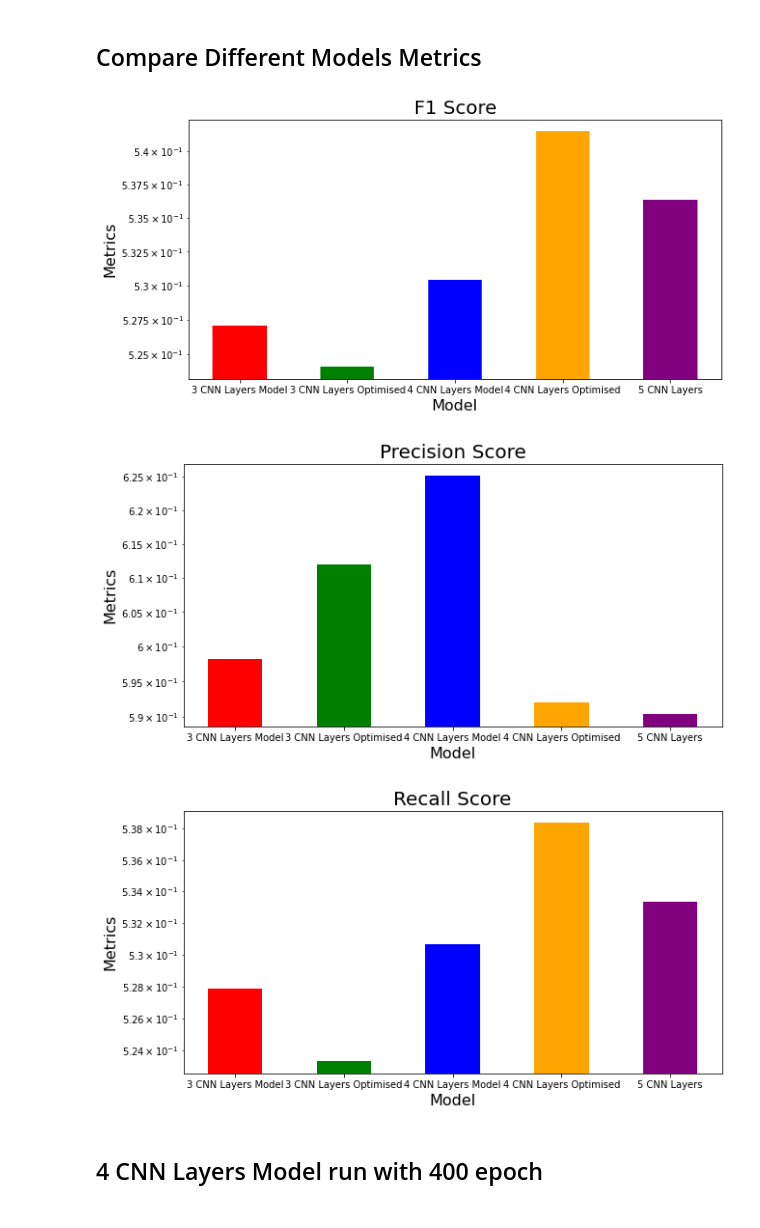
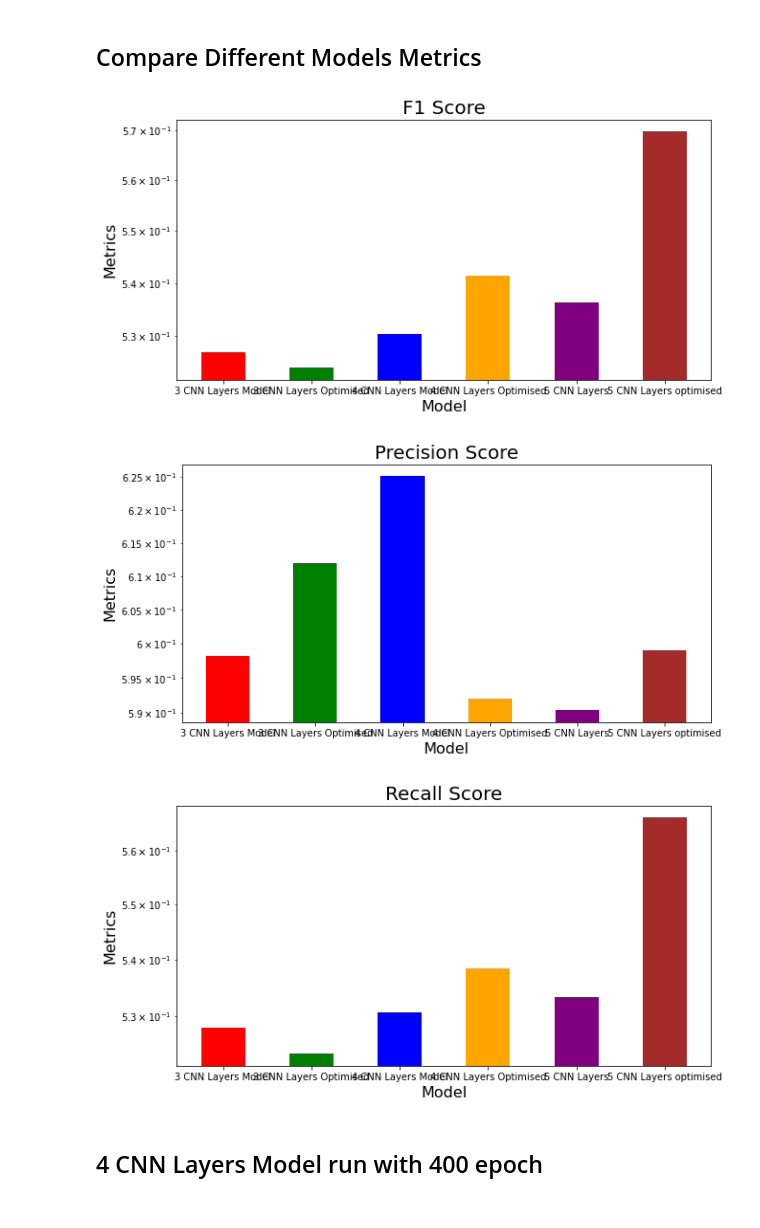
Before and after one commit to DreamyMemories/Facial-Expression-Recognition, a Jupyter notebook: main.ipynb, the cells around one changed output. Cells and saved outputs as stored; diff of their text form; code cells hidden in the pictures.

```diff
--- a/main.ipynb
+++ b/main.ipynb
@@ -809,0 +825,20 @@ NameError: name 'Sequential' is not defined
+# %%
+# Train model for 40 epoch
+epochs = 40
+
+# Load model weights
+# model_selection_tuned.load_weights('weights/model_weights_selection_tuned_40.h5')
+
+# Save model weights
+checkpoint = ModelCheckpoint('weights/model_weights_selection_tuned_40.h5', monitor='val_accuracy', save_weights_only=True, mode='max', verbose=2)
+
+# Train model
+history_selection_tuned = model_selection_tuned.fit(
+    x=train_generator,
+    steps_per_epoch=steps_per_epoch,
+    epochs=epochs,
+    initial_epoch=0,
+    validation_data=validation_generator,
+    validation_steps=validation_steps,
+    callbacks=[checkpoint, early_stop, PlotLossesKeras(), reduce_lr],
+)
@@ -809,0 +854,5 @@ NameError: name 'Sequential' is not defined
+# %%
+# Test model
+model_selection_tuned.load_weights('weights/model_weights_selection_tuned_40.h5')
+model_selection_tuned_accuracy = model_selection_tuned.evaluate(test_generator)
+model_selection_tuned_y_pred = model_selection_tuned.predict(test_generator)
@@ -809,0 +867,3 @@ NameError: name 'Sequential' is not defined
+# %%
+# Calculate metrics
+model_selection_tuned_precision, model_selection_tuned_recall, model_selection_tuned_fscore = calculate_model_metrics(y_true, model_selection_tuned_y_pred, classes)
@@ -810,43 +888,43 @@ NameError: name 'Sequential' is not defined
 # %% [markdown]
 <h2>Compare Different Models Metrics</h2>
 # %%
-tick_labels = ['3 CNN Layers Model', '3 CNN Layers Optimised','4 CNN Layers Model', '4 CNN Layers Optimised', '5 CNN Layers']
-color=['red', 'green', 'blue', 'orange', 'purple']
-fscore_list = [first_model_fscore, first_model_optimised_fscore, ref_model_fscore, ref_model_optimised_fscore, model_selection_fscore]
-precision_list = [first_model_precision, first_model_optimised_precision, ref_model_precision, ref_model_optimised_precision, model_selection_precision]
-recall_list = [first_model_recall, first_model_optimised_recall, ref_model_recall, ref_model_optimised_recall, model_selection_recall]
+tick_labels = ['3 CNN Layers Model', '3 CNN Layers Optimised','4 CNN Layers Model', '4 CNN Layers Optimised', '5 CNN Layers', '5 CNN Layers optimised']
+color=['red', 'green', 'blue', 'orange', 'purple', 'brown']
+fscore_list = [first_model_fscore, first_model_optimised_fscore, ref_model_fscore, ref_model_optimised_fscore, model_selection_fscore, model_selection_tuned_fscore]
+precision_list = [first_model_precision, first_model_optimised_precision, ref_model_precision, ref_model_optimised_precision, model_selection_precision, model_selection_tuned_precision]
+recall_list = [first_model_recall, first_model_optimised_recall, ref_model_recall, ref_model_optimised_recall, model_selection_recall, model_selection_tuned_recall]
 
 # Compare model metrics in a bar graph
 plt.figure(facecolor='white', figsize=(10,5))
 plt.title('F1 Score', fontsize=20)
 plt.yscale('log')
 plt.ylabel('Metrics', fontsize=16)
 plt.xlabel('Model', fontsize=16)
-plt.bar(np.arange(5), fscore_list, width=0.5, tick_label=tick_labels, color=color)
+plt.bar(np.arange(6), fscore_list, width=0.5, tick_label=tick_labels, color=color)
 plt.savefig('graphs/f1_score.png')
 plt.show()
 
 plt.figure(facecolor='white', figsize=(10,5))
 plt.title('Precision Score', fontsize=20)
 plt.yscale('log')
 plt.ylabel('Metrics', fontsize=16)
 plt.xlabel('Model', fontsize=16)
-plt.bar(np.arange(5), precision_list, width=0.5, tick_label=tick_labels, color=color)
+plt.bar(np.arange(6), precision_list, width=0.5, tick_label=tick_labels, color=color)
 plt.savefig('graphs/precision_score.png')
 plt.show()
 
 plt.figure(facecolor='white', figsize=(10,5))
 plt.title('Recall Score', fontsize=20)
 plt.yscale('log')
 plt.ylabel('Metrics', fontsize=16)
 plt.xlabel('Model', fontsize=16)
-plt.bar(np.arange(5), recall_list, width=0.5, tick_label=tick_labels, color=color)
+plt.bar(np.arange(6), recall_list, width=0.5, tick_label=tick_labels, color=color)
 plt.savefig('graphs/recall_score.png')
 plt.show()
 # %% [output]
-[figure, old version]
+[figure, new version]
-[figure, old version]
+[figure, new version]
-[figure, old version]
+[figure, new version]
 # %% [markdown]
 <h2>4 CNN Layers Model run with 400 epoch<h2>
 # %%
```
Also changed, not shown: parts of 26 cells of this notebook, 16 other files.
